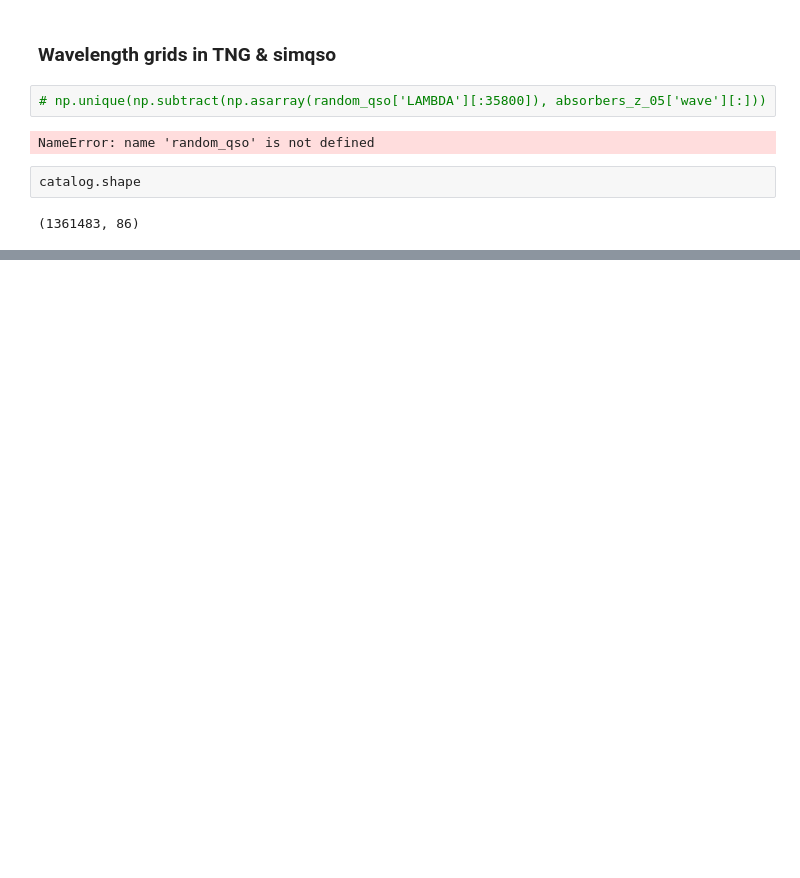
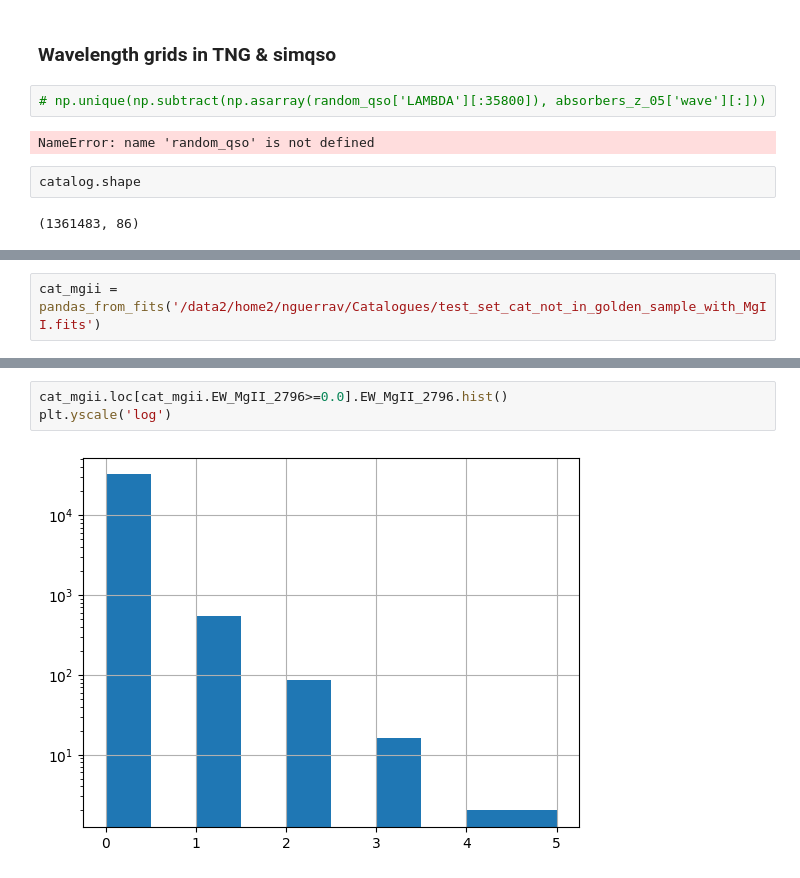
Before and after one commit to NicoGalvarino/simpaqs, a Jupyter notebook: inspect_TNG_absorbers.ipynb, the cells around one changed output, grey strips where cells are left out. Cells and saved outputs as stored; diff of their text form; blank space fills up the shorter version.

```diff
--- a/inspect_TNG_absorbers.ipynb
+++ b/inspect_TNG_absorbers.ipynb
@@ -176,0 +179,2 @@ catalog.shape
+# %%
+cat_mgii = pandas_from_fits('/data2/home2/nguerrav/Catalogues/test_set_cat_not_in_golden_sample_with_MgII.fits')
@@ -176,0 +204,5 @@ catalog.shape
+# %%
+cat_mgii.loc[cat_mgii.EW_MgII_2796>=0.0].EW_MgII_2796.hist()
+plt.yscale('log')
+# %% [output]
+[figure, added]
```
Also changed, not shown: parts of 5 cells of this notebook, 2 other files.
